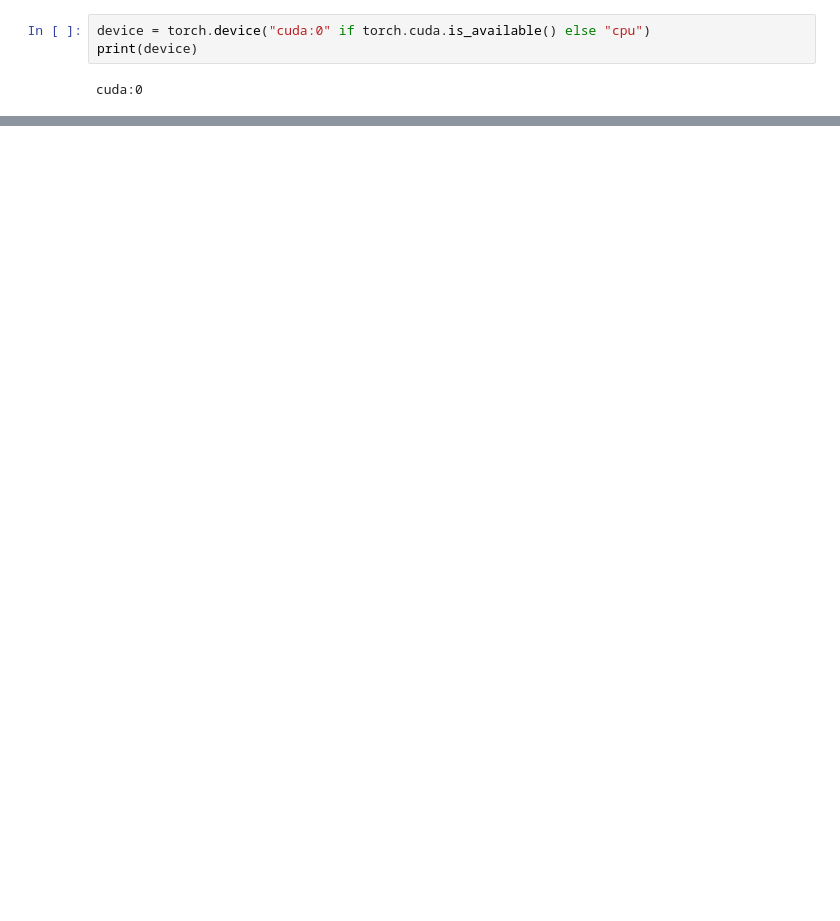
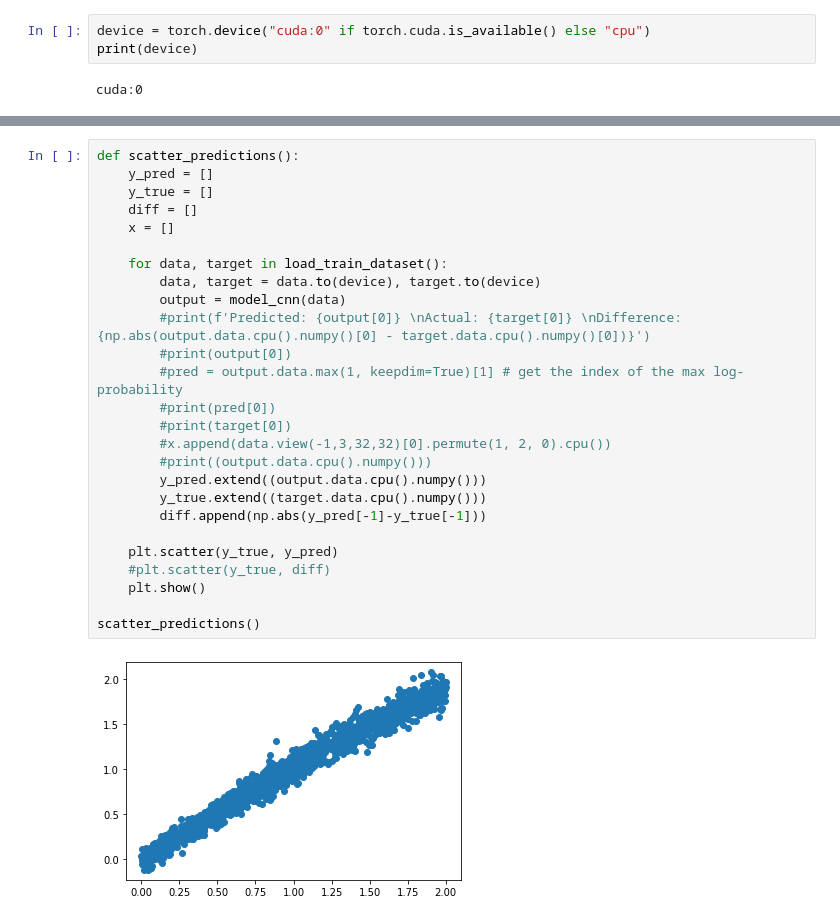
Before and after one commit to tw-hu/IsingML, a Jupyter notebook: pytorch.ipynb, the cells around one changed output, grey strips where cells are left out. Cells and saved outputs as stored; diff of their text form; blank space fills up the shorter version.

```diff
--- a/pytorch.ipynb
+++ b/pytorch.ipynb
@@ -339,0 +390,28 @@ RuntimeError: shape '[-1, 3, 32, 32]' is invalid for input of size 768
+# %%
+def scatter_predictions():
+    y_pred = []
+    y_true = []
+    diff = []
+    x = []
+
+    for data, target in load_train_dataset():
+        data, target = data.to(device), target.to(device)
+        output = model_cnn(data)
+        #print(f'Predicted: {output[0]} \nActual: {target[0]} \nDifference: {np.abs(output.data.cpu().numpy()[0] - target.data.cpu().numpy()[0])}')
+        #print(output[0])
+        #pred = output.data.max(1, keepdim=True)[1] # get the index of the max log-probability
+        #print(pred[0])
+        #print(target[0])
+        #x.append(data.view(-1,3,32,32)[0].permute(1, 2, 0).cpu())
+        #print((output.data.cpu().numpy()))
+        y_pred.extend((output.data.cpu().numpy()))
+        y_true.extend((target.data.cpu().numpy()))
+        diff.append(np.abs(y_pred[-1]-y_true[-1]))
+
+    plt.scatter(y_true, y_pred)
+    #plt.scatter(y_true, diff)
+    plt.show()
+
+scatter_predictions()
+# %% [output]
+[figure, added]
```
Also changed, not shown: parts of 15 cells of this notebook, 1 other file.
